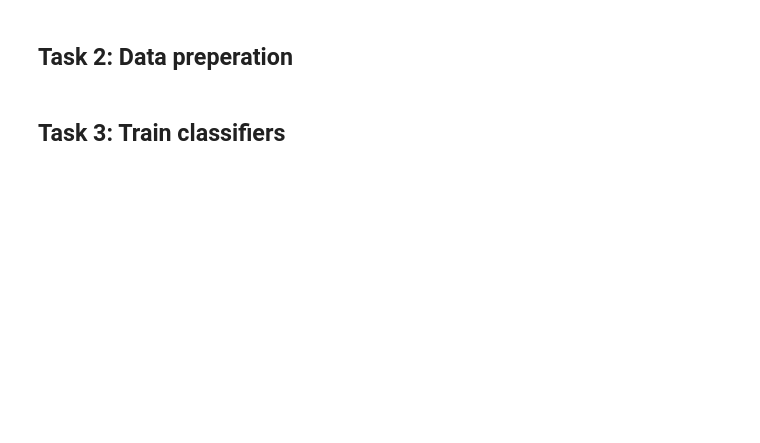
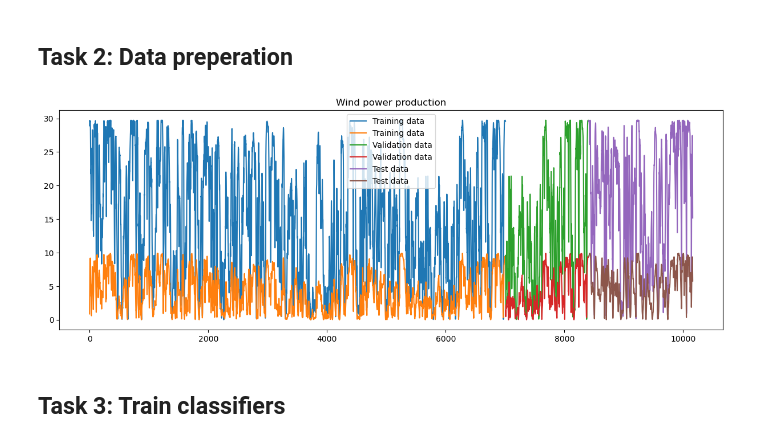
Before and after one commit to JacobSkaarup/46765_assignment2, a Jupyter notebook: main.ipynb, the cells around one changed output. Saved outputs shown, nothing was run; the diff lists cells and outputs as text; code cells hidden in the pictures; blank space fills up the shorter version.

```diff
--- a/main.ipynb
+++ b/main.ipynb
@@ -114,21 +155,35 @@ array([[ 0.        , -0.68196724, -0.65018141, -0.48266148, -0.51444731,
 # %% [markdown]
 ## Task 2: Data preperation
 # %%
+x = Wind[:days*24,].T
+y = df_res[[f"u{g+1}" for g in range(G)]].values
+
 # Split into training, validation and test sets
 train_test_fraction = 0.8
 train_val_fraction = 0.8
-n = len(W1)
+n = len(x)
 train_test_split = int(n * train_test_fraction)
 train_val_split = int(train_test_split * train_val_fraction)
 
-D_train = D[:train_test_split]
-D_train_train = D[:train_val_split]
-D_val = D_train[train_val_split:]
-D_test = D[train_test_split:]
+x_train = x[:train_test_split]
+x_train_train = x[:train_val_split]
+x_val = x_train[train_val_split:]
+x_test = x[train_test_split:]
 
-W_train = W[:train_test_split]
-W_train_train = W[:train_val_split]
-W_val = W_train[train_val_split:]
-W_test = W[train_test_split:]
+y_train = y[:train_test_split]
+y_train_train = y[:train_val_split]
+y_val = y_train[train_val_split:]
+y_test = y[train_test_split:]
+# %%
+# Plot training, validatino and test data in sequence
+plt.figure(figsize=(15,5))
+plt.plot(x_train, label="Training data")
+plt.plot(np.arange(len(x_train), len(x_train) + len(x_val), 1), x_val, label="Validation data")
+plt.plot(np.arange(len(x_train) + len(x_val), len(x_train) + len(x_val) + len(x_test), 1), x_test, label="Test data")
+plt.legend()
+plt.title("Wind power production")
+plt.show()
+# %% [output]
+[figure, added]
 # %% [markdown]
 ## Task 3: Train classifiers
```
Also changed, not shown: parts of 8 cells of this notebook.
